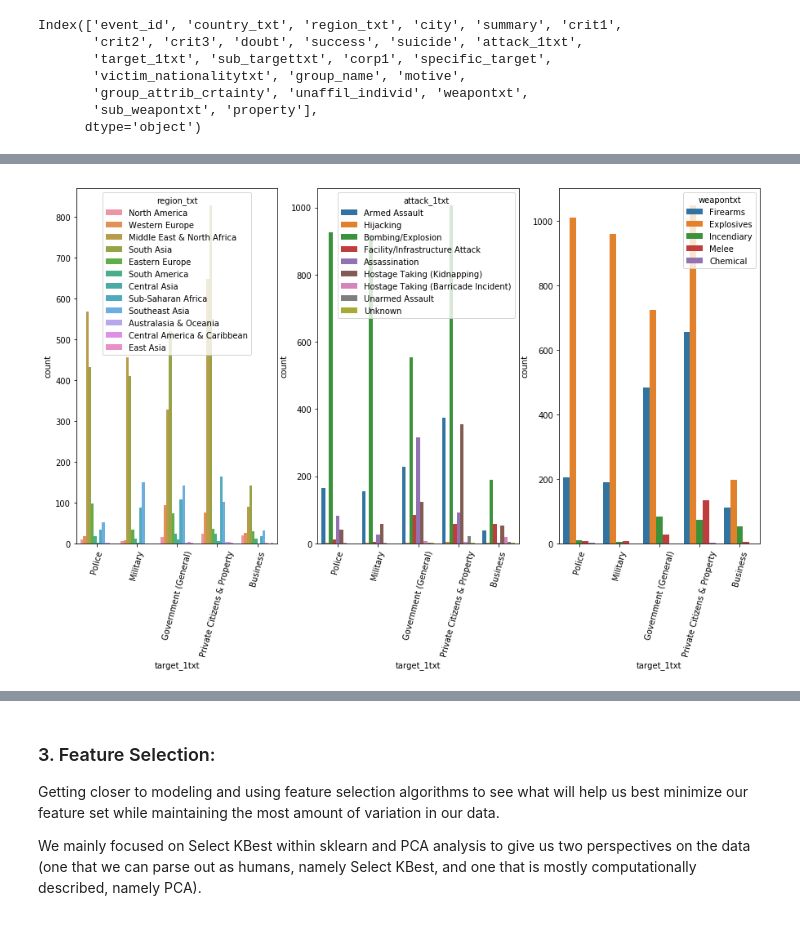
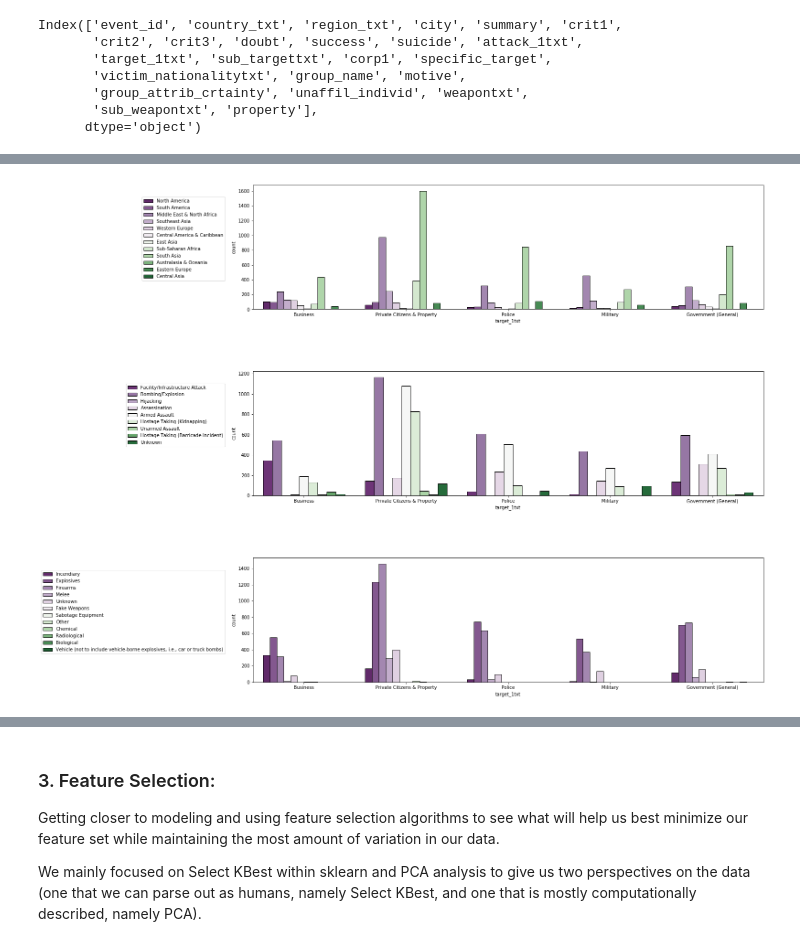
Before and after one commit to Begecky/Thinkful_Materials, a Jupyter notebook: Unit_3_Capstone/CyberTerrorism6.ipynb, the cells around one changed output, grey strips where cells are left out. Drawn from its saved outputs; the diff is of its cells as text; code cells hidden in the pictures.

```diff
--- a/Unit_3_Capstone/CyberTerrorism6.ipynb
+++ b/Unit_3_Capstone/CyberTerrorism6.ipynb
@@ -808,18 +727,25 @@ targeted_df
 # %%
-plt.figure(figsize = (15, 8))
+fig = plt.figure(figsize = (20, 20))
+fig.subplots_adjust(hspace = .5)
 
-plt.subplot(1, 3, 1)
-ax1 = sns.countplot(x = 'target_1txt', hue = 'region_txt', data = targeted_df)
-plt.xticks(rotation = 75)
+plt.subplot(3, 1, 1)
+ax1 = sns.countplot(x = 'target_1txt', hue = 'region_txt', data = targeted_df, orient = 'h',
+                    edgecolor = 'black', palette = 'PRGn')
+ax1.legend(bbox_to_anchor = [-.05, .75, 0, .17])
+plt.xticks()
 
-plt.subplot(1, 3, 2)
-ax2 = sns.countplot(x = 'target_1txt', hue = 'attack_1txt', data = targeted_df)
-plt.xticks(rotation = 75)
+plt.subplot(3, 1, 2)
+ax2 = sns.countplot(x = 'target_1txt', hue = 'attack_1txt', data = targeted_df, orient = 'h',
+                    edgecolor = 'black', palette = 'PRGn')
+ax2.legend(bbox_to_anchor = [-.05, .75, 0, .17])
+plt.xticks()
 
-plt.subplot(1, 3, 3)
-ax3 = sns.countplot(x = 'target_1txt', hue = 'weapontxt', data = targeted_df)
-plt.xticks(rotation = 75)
+plt.subplot(3, 1, 3)
+ax3 = sns.countplot(x = 'target_1txt', hue = 'weapontxt', data = targeted_df, orient = 'h',
+                    edgecolor = 'black', palette = 'PRGn')
+ax3.legend(bbox_to_anchor = [-.05, .75, 0, .17])
+plt.xticks()
 
 plt.show()
 # %% [output]
-[figure, old version]
+[figure, new version]
```
Also changed, not shown: parts of 33 cells of this notebook, 1 other file.
